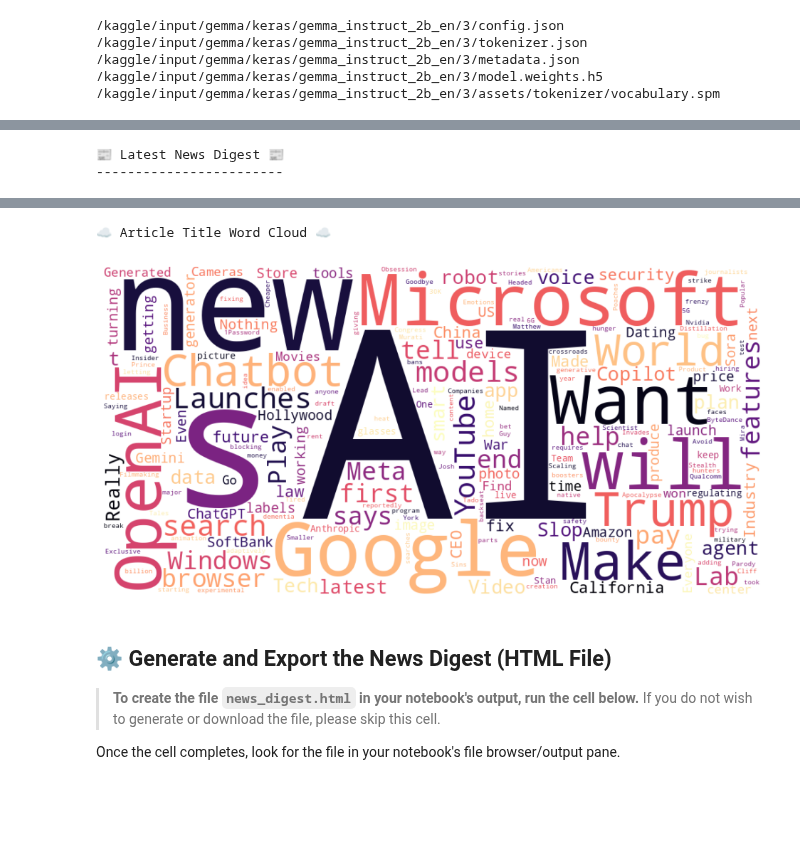
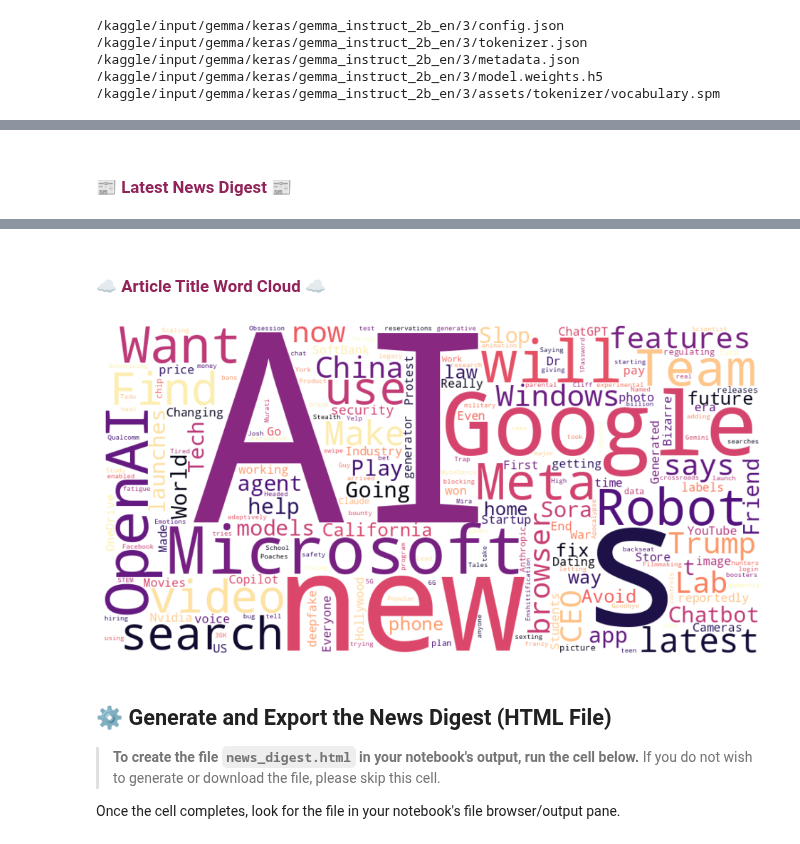
Before and after one commit to norikokono/Kaggle, a Jupyter notebook: newsbot.ipynb, the cells around one changed output, grey strips where cells are left out. Drawn from its saved outputs; the diff is of its cells as text; code cells hidden in the pictures; blank space fills up the shorter version.

```diff
--- a/newsbot.ipynb
+++ b/newsbot.ipynb
@@ -182,17 +204,13 @@ news_data = fetch_news()
 # %%
 import pandas as pd
-from IPython.display import display, HTML # <-- Import for richer display
+from IPython.display import display, HTML
 from wordcloud import WordCloud
 import matplotlib.pyplot as plt
-
-# Assuming 'url' and 'requests' are defined/imported correctly in previous cells.
 
 # Step 2: Fetch News Data
 response = requests.get(url)
 response.raise_for_status() # Good practice to check for errors
 news_data = response.json()
-
-# --- NEW CODE FOR BETTER PROCESSING AND DISPLAY ---
 
 # Step 3: Process News Articles
 articles = news_data.get("articles", [])
@@ -211,9 +229,11 @@ df_clean["publishedAt"] = pd.to_datetime(df_clean["publishedAt"]).dt.strftime('%
 df_clean.columns = ["Source", "Title", "Description", "URL", "Published At"]
 
 # Step 5: Display Prettier Output (using display() and HTML styling)
-print("📰 Latest News Digest 📰")
-print("------------------------")
-
+display(HTML("""
+    <p style="margin-top: 30px; font-size: 1.2em; font-weight: bold; color: #912358;">
+        📰 Latest News Digest 📰
+    </p>
+"""))
 # Use 'styler' to make the DataFrame look better in the notebook
 display(
     df_clean.head(10).style
@@ -225,7 +245,11 @@ display(
 df_clean.to_csv("news_data.csv", index=False)
 
 # Step 6: Visualization (Word Cloud of Titles)
-print("\n☁️ Article Title Word Cloud ☁️")
+display(HTML("""
+    <p style="margin-top: 30px; font-size: 1.2em; font-weight: bold; color: #912358;">
+        ☁️ Article Title Word Cloud ☁️
+    </p>
+"""))
 text = " ".join(df_clean["Title"].dropna())
 wordcloud = WordCloud(
     width=1000,
@@ -240,7 +264,6 @@ plt.imshow(wordcloud, interpolation="bilinear")
 plt.axis("off")
 plt.show()
 # %% [output]
-📰 Latest News Digest 📰
-------------------------
+📰 Latest News Digest 📰
 |  | Source | Title | Description | URL | Published At |
 | 0 | The Verge | New California law requires AI to... | A bill attempting to regulate the... | https://www.theverge.com/news/798... | 2025-10-13 17:13 |
@@ -256,5 +279,5 @@ plt.show()
-☁️ Article Title Word Cloud ☁️
+☁️ Article Title Word Cloud ☁️
-[figure, old version]
+[figure, new version]
 # %% [markdown]
 ## ⚙️ Generate and Export the News Digest (HTML File)
 
```
Also changed, not shown: parts of 37 cells of this notebook.
